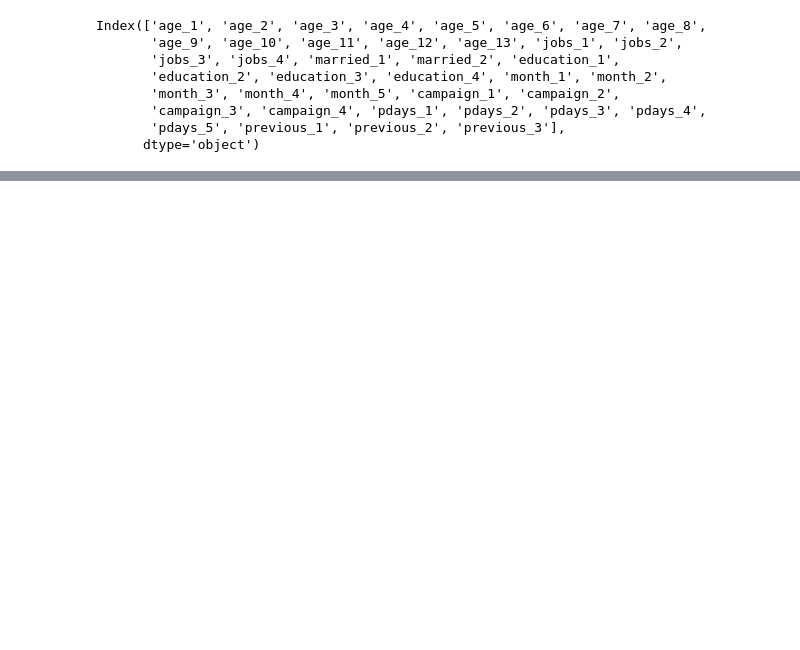
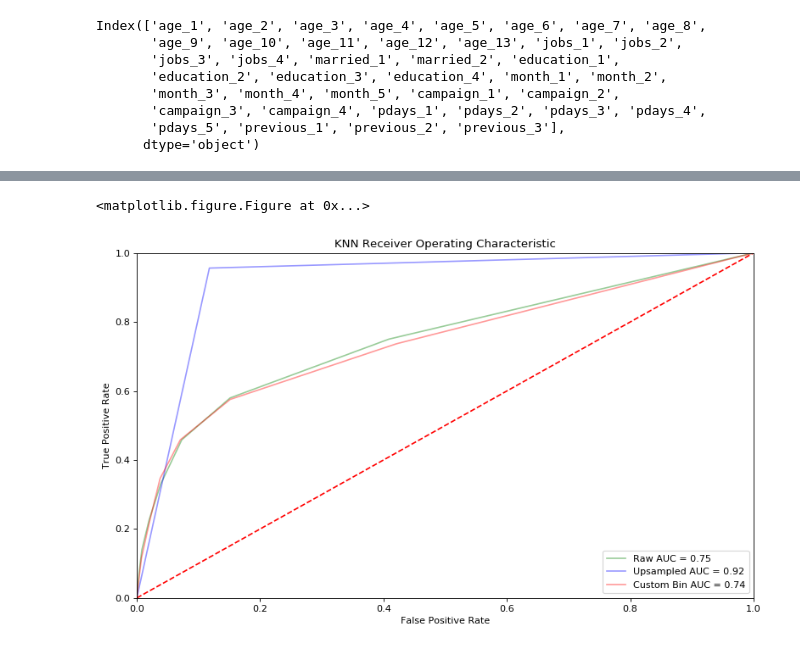
Before and after one commit to kcalab92/Springboard-DataScience, a Jupyter notebook: Bank Loan Subscription/Model.1.ipynb, the cells around one changed output, grey strips where cells are left out. Cells and saved outputs as stored; diff of their text form; code cells hidden in the pictures; blank space fills up the shorter version.

```diff
--- a/Bank Loan Subscription/Model.1.ipynb
+++ b/Bank Loan Subscription/Model.1.ipynb
@@ -427,5 +1320,4 @@ Test: 0.8898599983814842
 # %%
-# Running random search on MLPR
 print('Starting KNN random search at: ', datetime.datetime.now())
 
 param_grid = {
@@ -442,4 +1334,28 @@ print('data fitted')
 
 bp = rs_knnc.best_params_ # best parameters
 print(rs_knnc.best_params_)
+
+knnc = KNeighborsClassifier(n_neighbors = bp['n_neighbors'],
+leaf_size=bp['leaf_size'])
+
+print('regressor substantiated with best params')
+
+knnc.fit(X_train, y_train)
+print('data fitted with best params')
+
+train_score = knnc.score(X_train, y_train)
+print("Train: {}".format(train_score))
+
+test_score = knnc.score(X_test, y_test)
+print("Test: {}".format(test_score))
+
+print('Ending knnc random search at: ', datetime.datetime.now())
+
+# ROC curve calculations
+probs = knnc.predict_proba(X_test)
+preds = probs[:,1]
+fpr_knnc, tpr_knnc, threshold_knnc = roc_curve(y_test, preds)
+roc_auc_knnc = auc(fpr_knnc, tpr_knnc)
+
+print(roc_auc_knnc)
 # %% [output]
@@ -471,3 +1471,25 @@ Ending MLPR random search at:  2018-04-19 23:25:31.252976
+# %%
+plt.gcf().clear()
+
+plt.figure(num=None, figsize=(10, 6), dpi=80, facecolor='w', edgecolor='k')
+
+plt.title('KNN Receiver Operating Characteristic')
+plt.plot(fpr_knnc, tpr_knnc, 'g', label = 'Raw AUC = %0.2f' % roc_auc_knnc, alpha=.4)
+plt.plot(fpr_knnc_us, tpr_knnc_us, 'b', label = 'Upsampled AUC = %0.2f' % roc_auc_knnc_us, alpha=.4)
+plt.plot(fpr_knnc_cb, tpr_knnc_cb, 'r', label = 'Custom Bin AUC = %0.2f' % roc_auc_knnc_cb, alpha=.4)
+
+plt.legend(loc = 'lower right')
+plt.plot([0, 1], [0, 1],'r--')
+plt.xlim([0, 1])
+plt.ylim([0, 1])
+plt.ylabel('True Positive Rate')
+plt.xlabel('False Positive Rate')
+
+plt.tight_layout()
+plt.show()
+# %% [output]
+<matplotlib.figure.Figure at 0x...>
+[figure, added]
 # %%
 svc = SVC()
 svc.fit(X_train, y_train)
```
Also changed, not shown: parts of 97 cells of this notebook.
